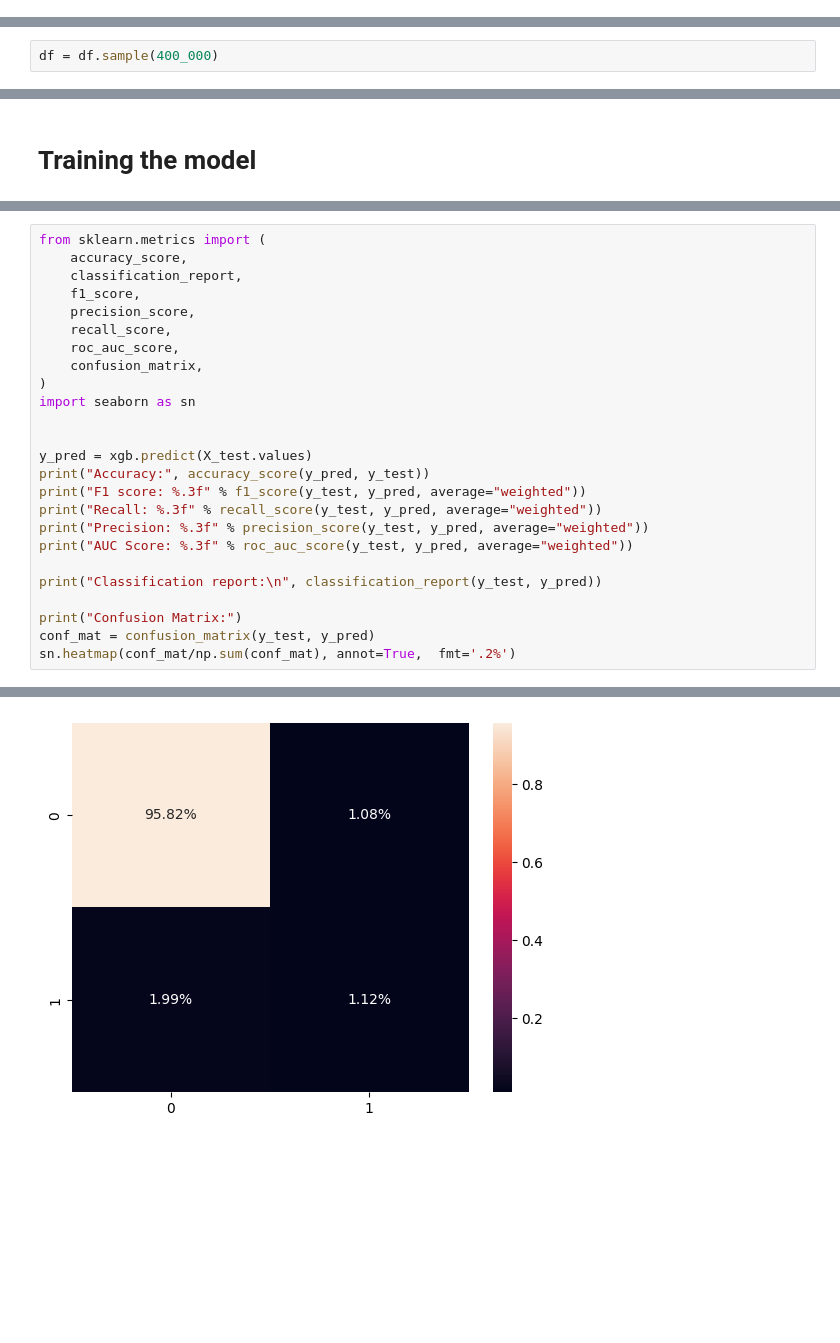
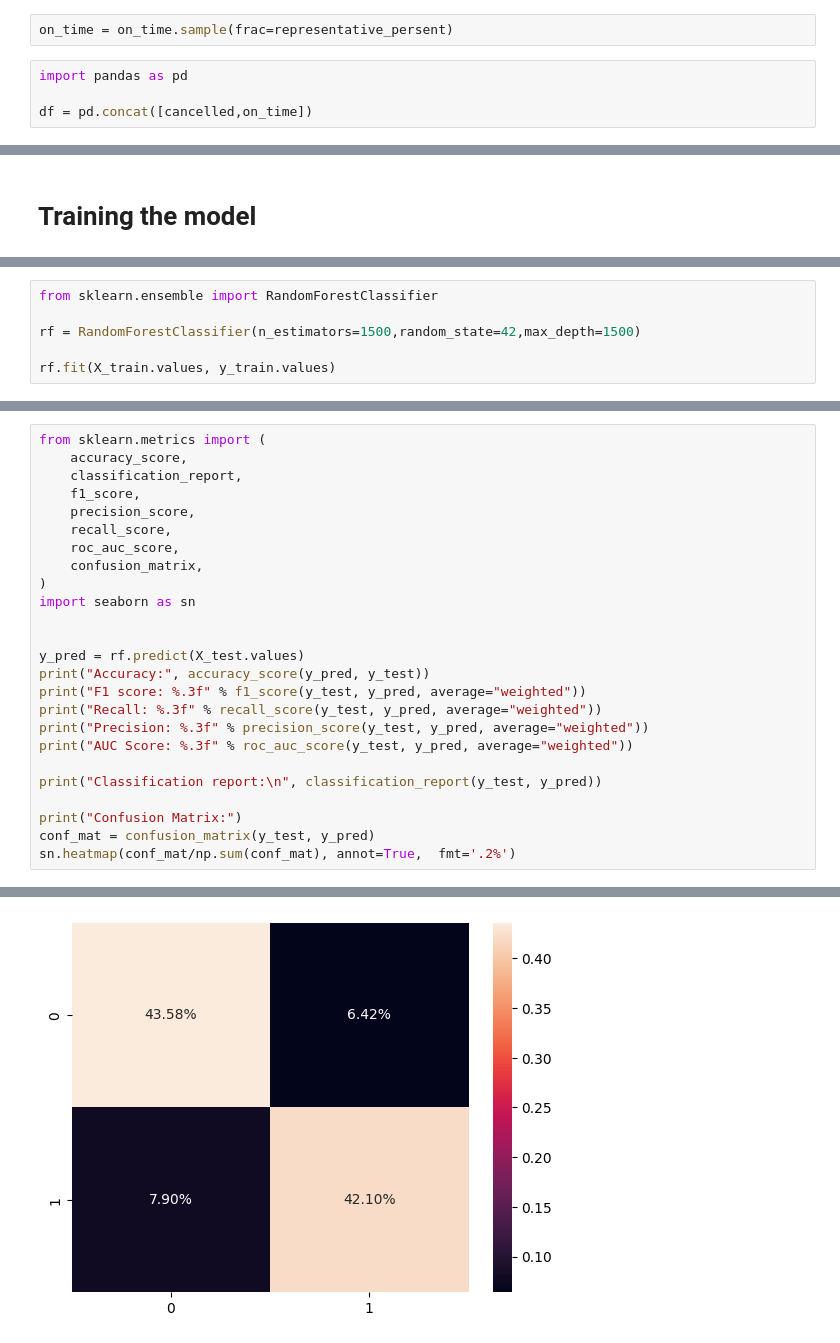
Before and after one commit to IVproger/MLops-project, a Jupyter notebook: notebooks/xgboost_experiment.ipynb, the cells around one changed output, grey strips where cells are left out. Cells and saved outputs as stored; diff of their text form; blank space fills up the shorter version.

```diff
--- a/notebooks/xgboost_experiment.ipynb
+++ b/notebooks/xgboost_experiment.ipynb
@@ -18,0 +32,6 @@ Name: count, dtype: int64
+# %%
+on_time = on_time.sample(frac=representative_persent)
+# %%
+import pandas as pd
+
+df = pd.concat([cancelled,on_time])
@@ -197,8 +229,6 @@ for c in df.columns[df.dtypes == "object"]:
 # df
 # %% [markdown]
 ## Taking a random sample, for performance
-# %%
-df = df.sample(400_000)
 # %%
 X = df.drop(["Cancelled"], axis=1)
 y = df["Cancelled"]
@@ -300,0 +347,6 @@ df
+# %%
+from sklearn.ensemble import RandomForestClassifier
+
+rf = RandomForestClassifier(n_estimators=1500,random_state=42,max_depth=1500)
+
+rf.fit(X_train.values, y_train.values)
@@ -343,7 +379,7 @@ from sklearn.metrics import (
 import seaborn as sn
 
 
-y_pred = xgb.predict(X_test.values)
+y_pred = rf.predict(X_test.values)
 print("Accuracy:", accuracy_score(y_pred, y_test))
 print("F1 score: %.3f" % f1_score(y_test, y_pred, average="weighted"))
 print("Recall: %.3f" % recall_score(y_test, y_pred, average="weighted"))
@@ -373,7 +409,7 @@ weighted avg       0.97      0.97      0.97     80000
 
 Confusion Matrix:
 <Axes: >
-[figure, old version]
+[figure, new version]
 # %%
 import matplotlib.pyplot as plt
 
```
Also changed, not shown: parts of 22 cells of this notebook, 2 other files.
